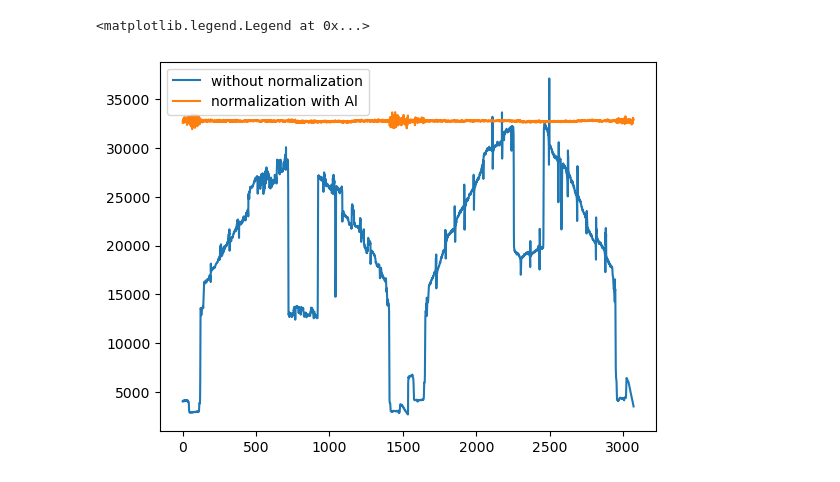
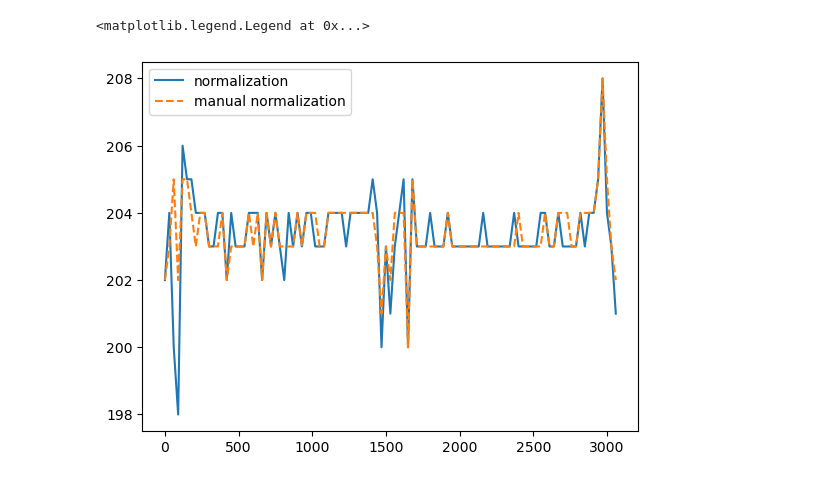
Before and after one commit to yaojian95/jt_ore_sorting, a Jupyter notebook: normalization.ipynb, the cells around one changed output. Saved outputs shown, nothing was run; the diff lists cells and outputs as text; code cells hidden in the pictures.

Commit message:
detector normalization

```diff
--- a/normalization.ipynb
+++ b/normalization.ipynb
@@ -28,0 +14,8 @@ Name: Average, Length: 3072, dtype: int64
+# %%
+gainoff_path = '/Users/zhengyun/Desktop/yaojian/data/normalization/'
+gainoff = np.loadtxt(os.path.join(gainoff_path, 'gain-off.txt'))
+offset = pd.read_csv(os.path.join(gainoff_path, 'offset_on_site.csv'))
+
+ori_without_off = pd.read_csv(os.path.join(gainoff_path, 'original_values_without_offset_subtraction.csv'))
+ori_with_off = pd.read_csv(os.path.join(gainoff_path, 'original_values_with_offset_subtraction.csv'))
+values_after_normalization = pd.read_csv(os.path.join(gainoff_path, 'values_after_normalization.csv'))
@@ -28,0 +43,9 @@ Name: Average, Length: 3072, dtype: int64
+# %%
+x1 = values_after_normalization['Average']; y1 = values_after_normalization['RMS']
+x = np.arange(len(x1))
+x2 = (ori_without_off['Average'] - gainoff[:, 1])*gainoff[:, 0]
+plt.errorbar(x[::50], x1[::50], y1[::50], label = 'DT normalization')
+# plt.plot(x1[::50], label = 'normalization')
+plt.plot(x2[::50], '--', label = 'manual normalization')
+# plt.ylim(50000, 55000)
+plt.legend()
@@ -29,7 +55,7 @@ Name: Average, Length: 3072, dtype: int64
 # %%
-plt.plot(e0['Pixel'], e0['Average'], label = 'without normalization')
-plt.plot(e1['Pixel'], e1['Average'], label = 'normalization with Al')
+plt.plot(x[::30], convert_16_to_8(x1[::30].values), label = 'normalization')
+plt.plot(x[::30], convert_16_to_8(x2[::30].values), '--', label = 'manual normalization')
 plt.legend()
 # %% [output]
 <matplotlib.legend.Legend at 0x...>
-[figure, old version]
+[figure, new version]
```
Also changed, not shown: parts of 7 cells of this notebook, 1 other file.
